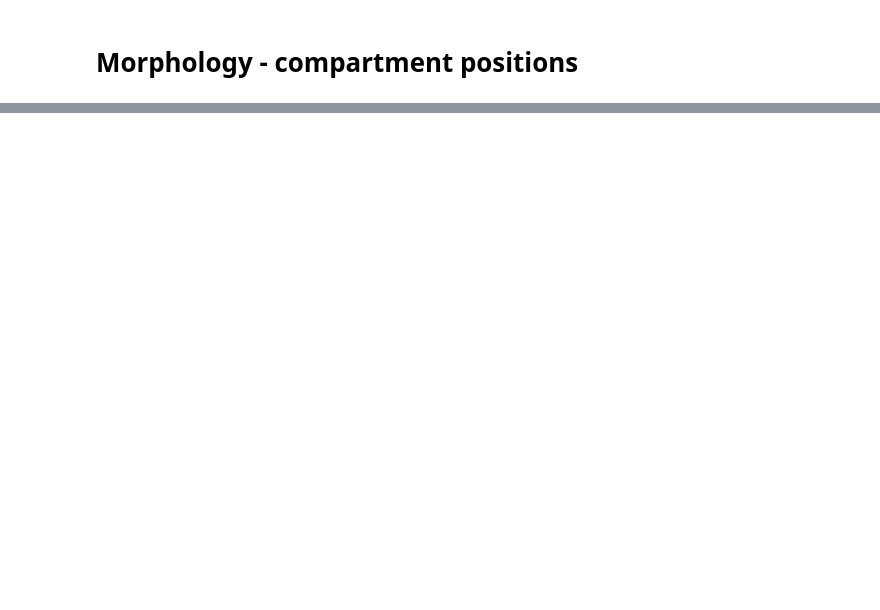
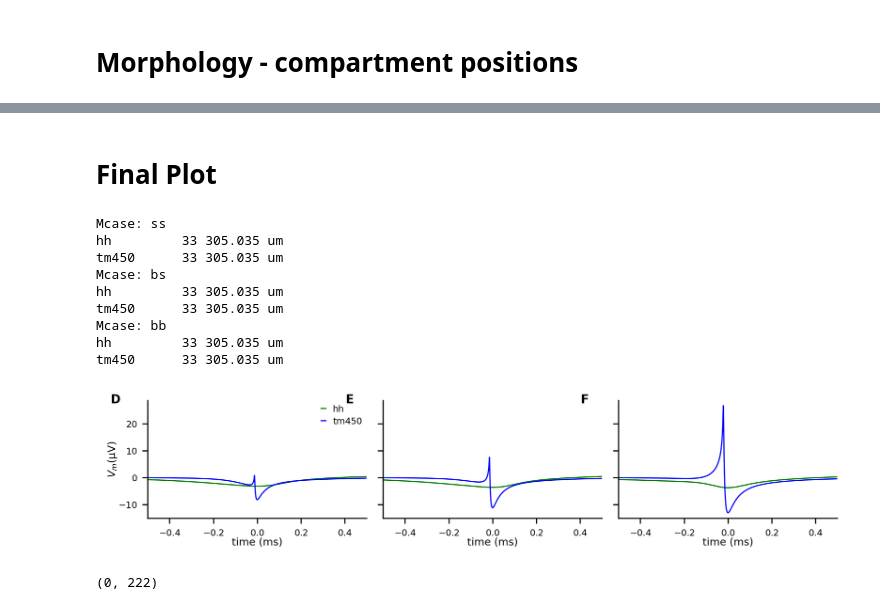
Before and after one commit to moritz-s/Pyoelectricity, a Jupyter notebook: end-end-plots.ipynb, the cells around one changed output, grey strips where cells are left out. Saved outputs shown, nothing was run; the diff lists cells and outputs as text; code cells hidden in the pictures; blank space fills up the shorter version.

```diff
--- a/end-end-plots.ipynb
+++ b/end-end-plots.ipynb
@@ -183,0 +164,69 @@ with plt.style.context('plot_style.txt'):
+# %% [markdown]
+# Final Plot
+# %%
+with plt.style.context('plot_style.txt'):
+    cm = 1/2.54 # 11.4 or 17.8
+    figM, axsM = plt.subplots(1, 3, sharex=True, sharey=True, figsize=(17.8*cm,4*cm))
+    for morpho_case, axM in zip(['ss', 'bs', 'bb'], axsM):
+        print('Mcase:', morpho_case)
+        for result_file in sorted(result_filenames):
+            morpho = result_file.split('.')[-2][-2:]
+            model = result_file.split('.')[-2].split('spine-')[-1][:-2]
+            if morpho_case != morpho:
+                continue
+            if re.search('(tm9|rtm|ms)', model):
+                continue
+            elif re.search('hh', model):
+                color = 'green'
+            else:
+                color='blue'
+
+
+            result = pel.get_result(datapath+result_file)#, downsampling_factor=10)
+            #
+            v, t = result['target_v'], result['target_t']
+
+            ix = np.abs(result['target_x']-(result['target_x'][0]+5*um)).argmin()
+
+            t_0 = t[v[ix, :].argmin()]
+
+            print(f"{model:10s} {ix} {result['target_x'][ix]}")
+
+            lbl = model
+            axM.plot((t-t_0)/ms, v[ix, :]/br.uvolt, color=color, label=lbl)# + ' ' + result['target_x'][ix_max])
+            #break
+        #break
+
+    axsM[0].set_ylabel("$V_m $($\mathrm{\mu}$V)")
+    axsM[0].legend()
+    axsM[0].set_xlim(-0.5, 0.5)
+    axsM[0].set_xlabel("time (ms)")
+    axsM[1].set_xlabel("time (ms)")
+    axsM[2].set_xlabel("time (ms)")
+
+    plt.tight_layout()
+    for ax, l in zip(axsM, ['D', 'E', 'F']):
+        X = ax.get_position().x0 - 0.05
+        Y = 0.90 #ax.get_position().y1
+        ax.annotate(l, fontsize=8,family = 'sans-serif', weight = 'bold',
+                    xycoords="subfigure fraction",
+                    xy=(X, Y))
+    figM.savefig('Fig4-DEF.svg', bbox_inches='tight')
+    plt.show()
+# %% [output]
+Mcase: ss
+hh         33 305.035 um
+tm450      33 305.035 um
+Mcase: bs
+hh         33 305.035 um
+tm450      33 305.035 um
+Mcase: bb
+hh         33 305.035 um
+tm450      33 305.035 um
+[figure, added]
+# %%
+v = result['target_v']
+v.min(), v.max()
+np.unravel_index(np.argmin(v, axis=None), v.shape)
+# %% [output]
+(0, 222)
```
Also changed, not shown: parts of 41 cells of this notebook, 9 other files.
